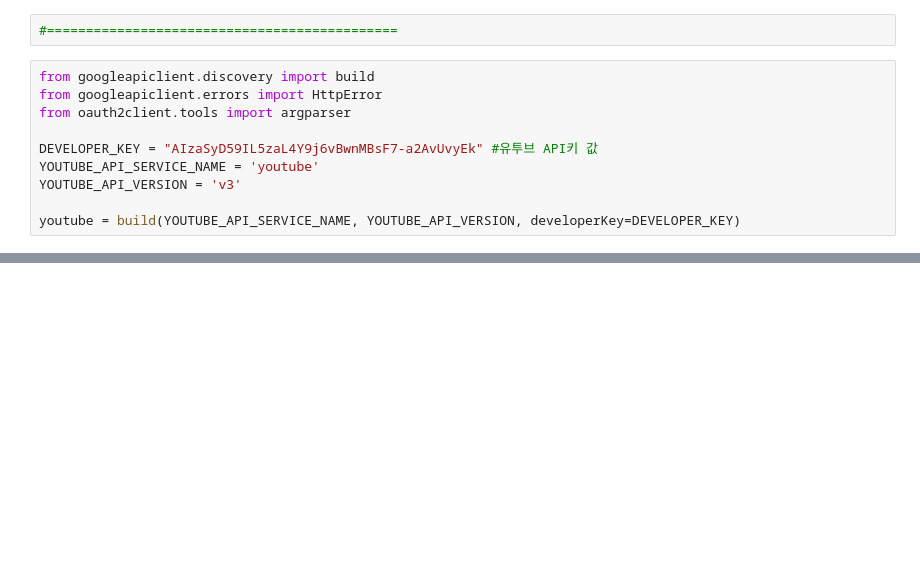
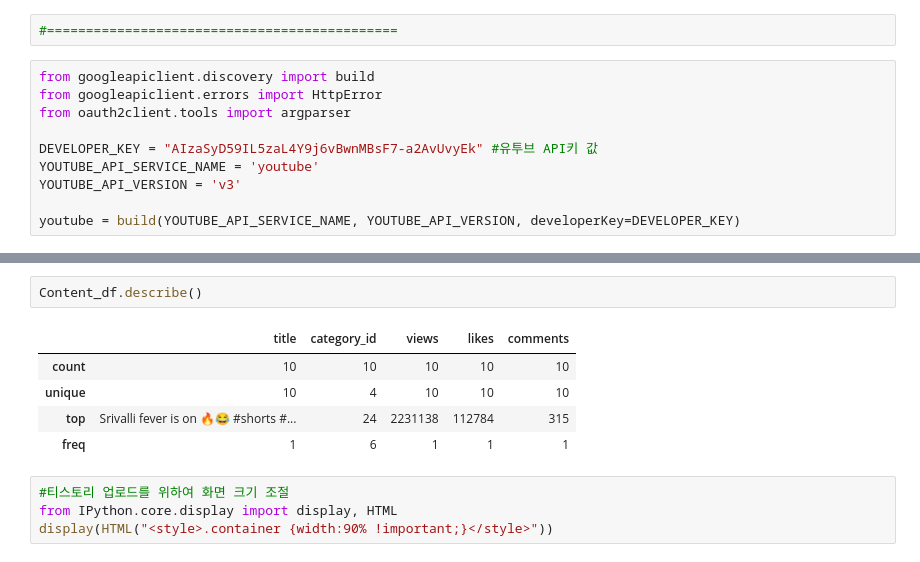
Before and after one commit to C-H2Baek/C-H2Baek, a Jupyter notebook: My Project/Python/Big Data/Youtube Project/Youtobe API.ipynb, the cells around one changed output, grey strips where cells are left out. Saved outputs shown, nothing was run; the diff lists cells and outputs as text; blank space fills up the shorter version.

```diff
--- a/My Project/Python/Big Data/Youtube Project/Youtobe API.ipynb
+++ b/My Project/Python/Big Data/Youtube Project/Youtobe API.ipynb
@@ -406,0 +432,12 @@ Content_df
+# %%
+Content_df.describe()
+# %% [output]
+|  | title | category_id | views | likes | comments |
+| count | 10 | 10 | 10 | 10 | 10 |
+| unique | 10 | 4 | 10 | 10 | 10 |
+| top | Srivalli fever is on 🔥😂 #shorts #... | 24 | 2231138 | 112784 | 315 |
+| freq | 1 | 6 | 1 | 1 | 1 |
+# %%
+#티스토리 업로드를 위하여 화면 크기 조절
+from IPython.core.display import display, HTML
+display(HTML("<style>.container {width:90% !important;}</style>"))
```
Also changed, not shown: parts of 18 cells of this notebook, 5 other files.
